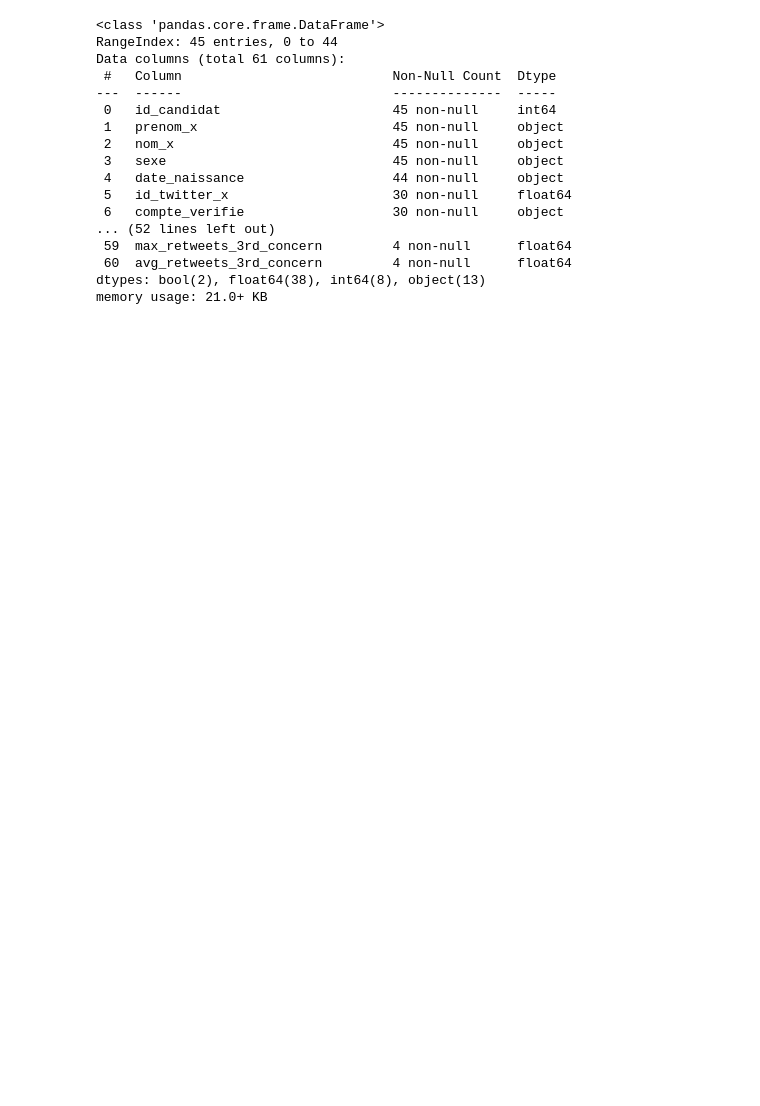
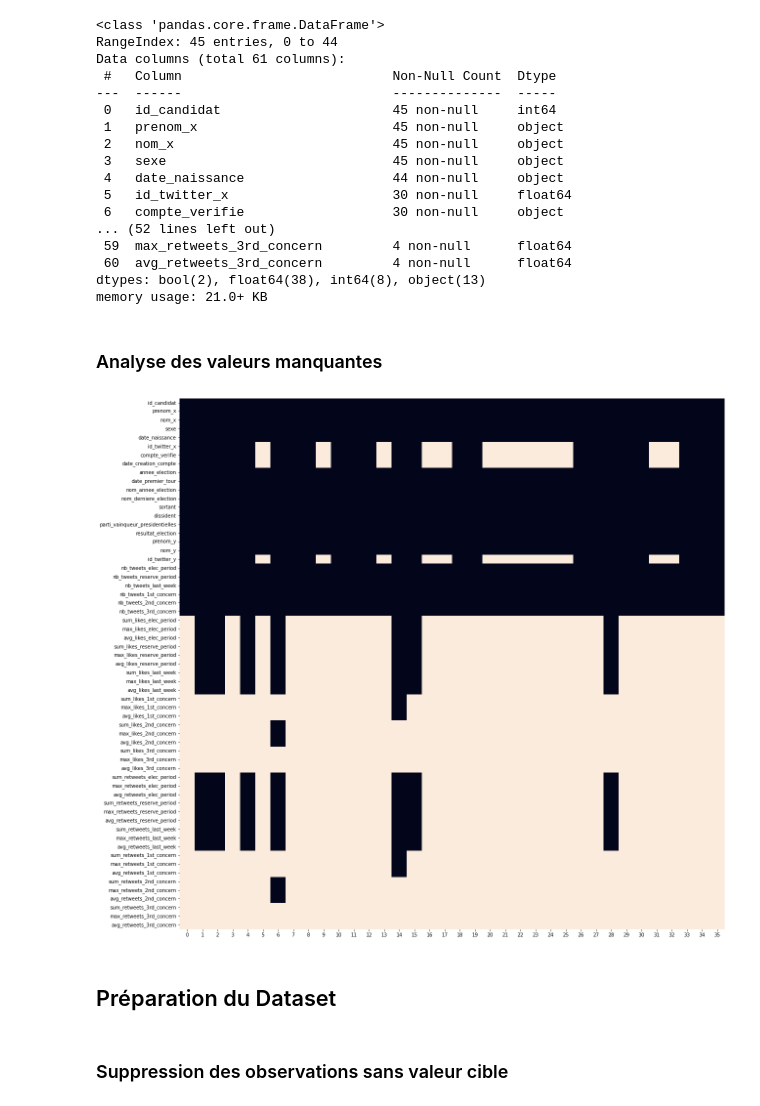
Before and after one commit to Antoine101/ElecTweets, a Jupyter notebook: model_exploration.ipynb, the cells around one changed output. Saved outputs shown, nothing was run; the diff lists cells and outputs as text; code cells hidden in the pictures; blank space fills up the shorter version.

```diff
--- a/model_exploration.ipynb
+++ b/model_exploration.ipynb
@@ -31,3 +42,14 @@ Data columns (total 61 columns):
  60  avg_retweets_3rd_concern         4 non-null      float64
 dtypes: bool(2), float64(38), int64(8), object(13)
 memory usage: 21.0+ KB
+# %%
+# Suppression des colonnes en double issues du join
+df.drop(list(df.filter(regex = "_y")), axis=1, inplace=True)
+# %% [markdown]
+### Analyse des valeurs manquantes
+# %%
+plt.figure(figsize=(20,20))
+sns.heatmap(df.isnull().sort_index().T, cbar=False)
+plt.show()
+# %% [output]
+[figure, added]
@@ -33,0 +58,4 @@ memory usage: 21.0+ KB
+# %% [markdown]
+## Préparation du Dataset
+# %% [markdown]
+### Suppression des observations sans valeur cible
```
Also changed, not shown: parts of 9 cells of this notebook.
